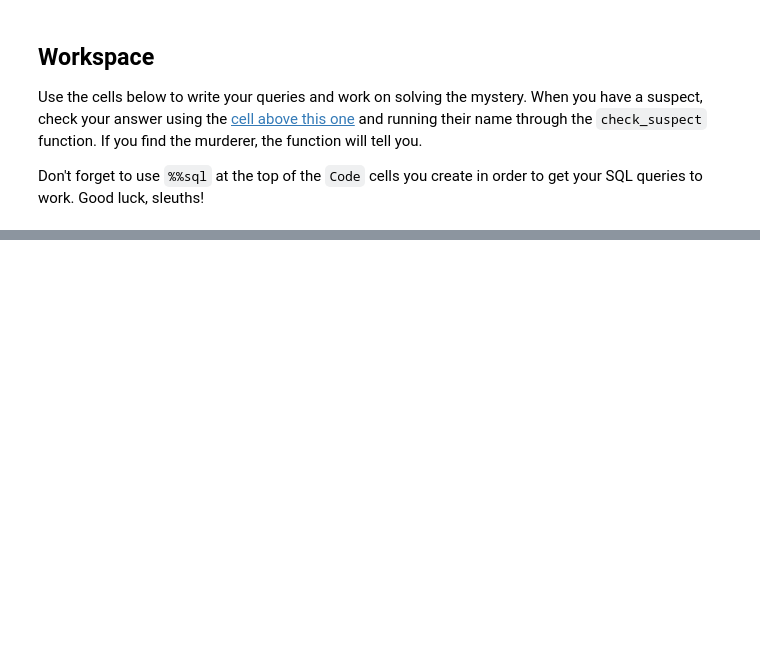
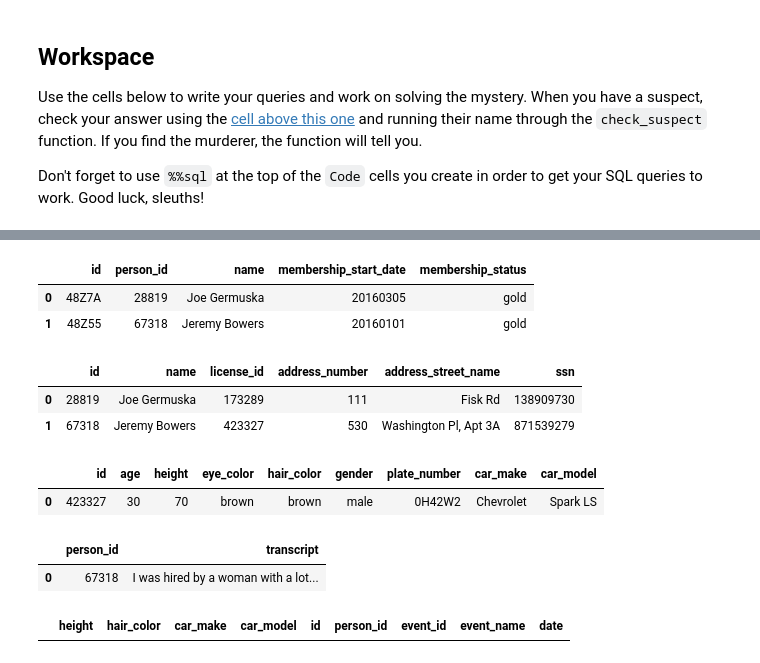
Before and after one commit to DylanBickram/MurderMystery, a Jupyter notebook: notebooks/COOP_SQL_Murder_Mystery.ipynb, the cells around one changed output, grey strips where cells are left out. Saved outputs shown, nothing was run; the diff lists cells and outputs as text; code cells hidden in the pictures; blank space fills up the shorter version.

```diff
--- a/notebooks/COOP_SQL_Murder_Mystery.ipynb
+++ b/notebooks/COOP_SQL_Murder_Mystery.ipynb
@@ -139,0 +262,40 @@ Don't forget to use `%%sql` at the top of the `Code` cells you create in order t
+# %%
+%%sql
+SELECT *
+FROM get_fit_now_member
+WHERE (id = '48Z7A') OR (id = '48Z55')
+# %% [output]
+|  | id | person_id | name | membership_start_date | membership_status |
+| 0 | 48Z7A | 28819 | Joe Germuska | 20160305 | gold |
+| 1 | 48Z55 | 67318 | Jeremy Bowers | 20160101 | gold |
+# %%
+%%sql
+SELECT *
+FROM person (name = 'Joe Germuska') OR (name = 'Jeremy Bowers')
+# %% [output]
+|  | id | name | license_id | address_number | address_street_name | ssn |
+| 0 | 28819 | Joe Germuska | 173289 | 111 | Fisk Rd | 138909730 |
+| 1 | 67318 | Jeremy Bowers | 423327 | 530 | Washington Pl, Apt 3A | 871539279 |
+# %%
+%%sql
+SELECT *
+FROM drivers_license
+WHERE ((id = 173289) OR (id = 423327)) AND (plate_number LIKE '%H42W%')
+# %% [output]
+|  | id | age | height | eye_color | hair_color | gender | plate_number | car_make | car_model |
+| 0 | 423327 | 30 | 70 | brown | brown | male | 0H42W2 | Chevrolet | Spark LS |
+# %%
+%%sql
+SELECT *
+FROM interview
+WHERE (person_id = 67318)
+# %% [output]
+|  | person_id | transcript |
+| 0 | 67318 | I was hired by a woman with a lot... |
+# %%
+%%sql
+SELECT DL.height, DL.hair_color, DL.car_make, DL.car_model, DL.id, FE.person_id, FE.event_id, FE.event_name, FE.date
+FROM drivers_license AS DL
+INNER JOIN facebook_event_checkin AS FE ON DL.id = FE.person_id;
+# %% [output]
+|  | height | hair_color | car_make | car_model | id | person_id | event_id | event_name | date |
```
Also changed, not shown: parts of 16 cells of this notebook.
